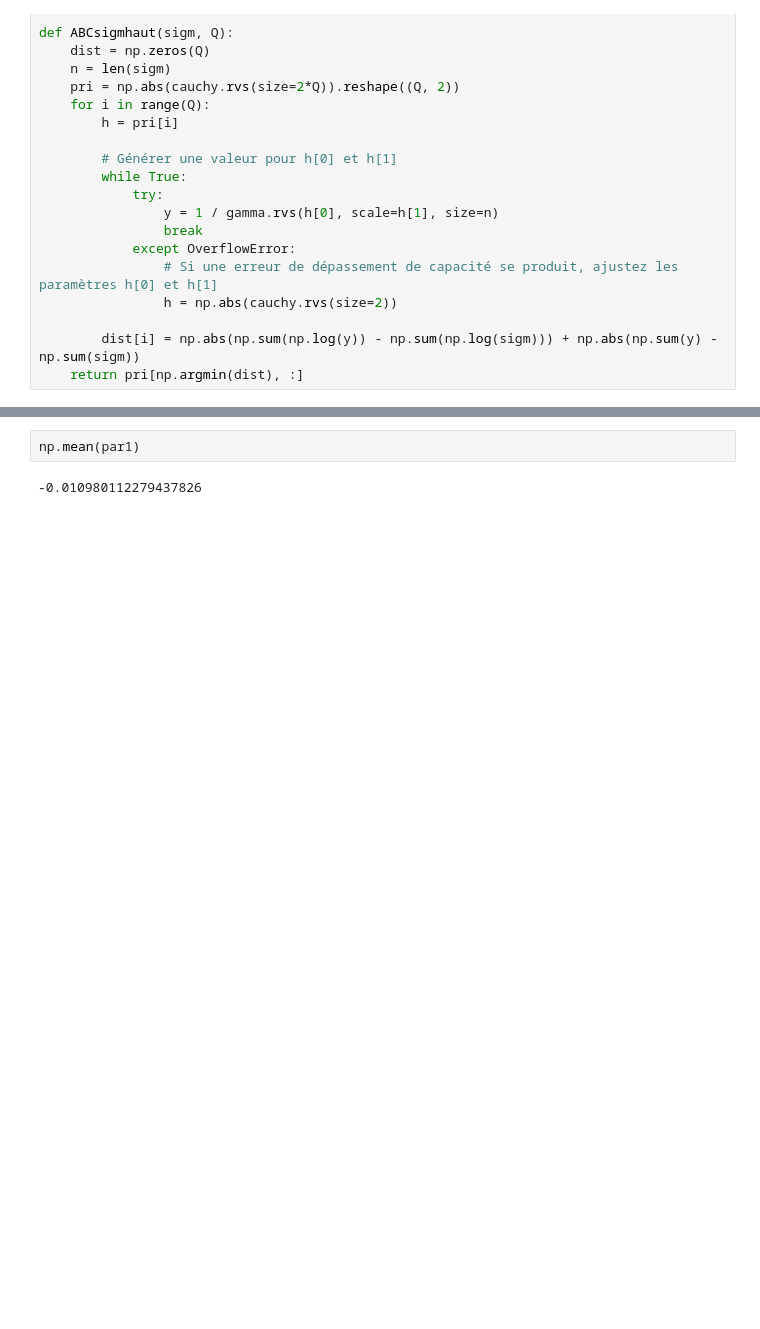
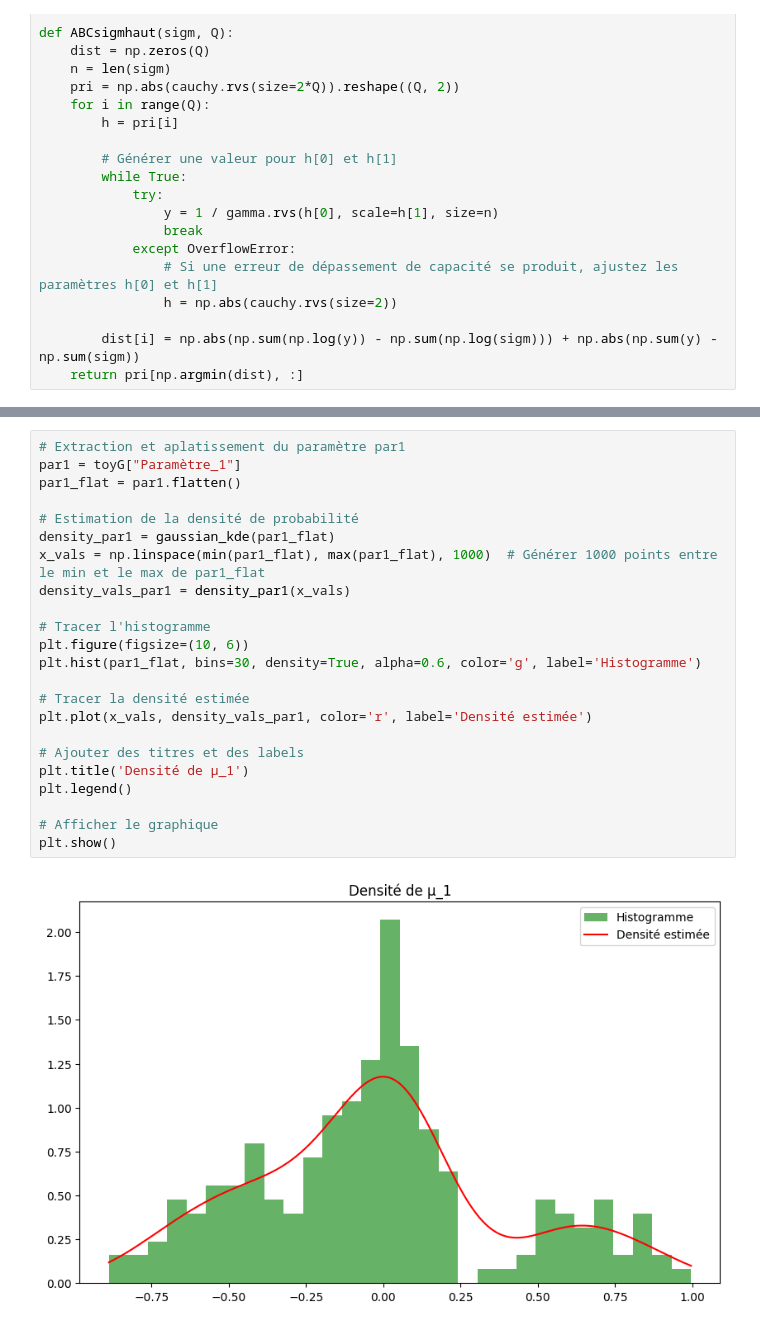
Before and after one commit to sarahthoumyre/GibbsABC, a Jupyter notebook: Algo ABCGibbs.ipynb, the cells around one changed output, grey strips where cells are left out. Saved outputs shown, nothing was run; the diff lists cells and outputs as text; blank space fills up the shorter version.

```diff
--- a/Algo ABCGibbs.ipynb
+++ b/Algo ABCGibbs.ipynb
@@ -313,4 +258,25 @@ Temps CPU total:
-# %%
-np.mean(par1)
-# %% [output]
--0.010980112279437826
+# %%
+# Extraction et aplatissement du paramètre par1
+par1 = toyG["Paramètre_1"]
+par1_flat = par1.flatten()
+
+# Estimation de la densité de probabilité
+density_par1 = gaussian_kde(par1_flat)
+x_vals = np.linspace(min(par1_flat), max(par1_flat), 1000)  # Générer 1000 points entre le min et le max de par1_flat
+density_vals_par1 = density_par1(x_vals)
+
+# Tracer l'histogramme
+plt.figure(figsize=(10, 6))
+plt.hist(par1_flat, bins=30, density=True, alpha=0.6, color='g', label='Histogramme')
+
+# Tracer la densité estimée
+plt.plot(x_vals, density_vals_par1, color='r', label='Densité estimée')
+
+# Ajouter des titres et des labels
+plt.title('Densité de µ_1')
+plt.legend()
+
+# Afficher le graphique
+plt.show()
+# %% [output]
+[figure, added]
```
Also changed, not shown: parts of 19 cells of this notebook, 1 other file.
